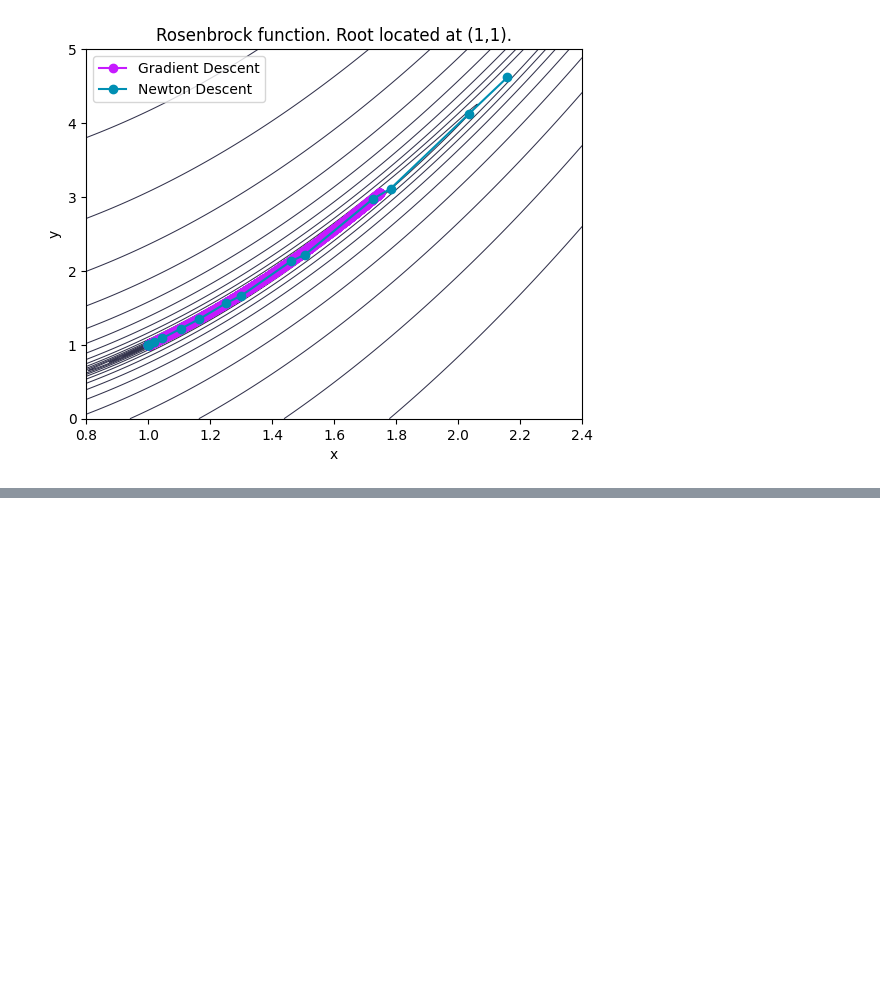
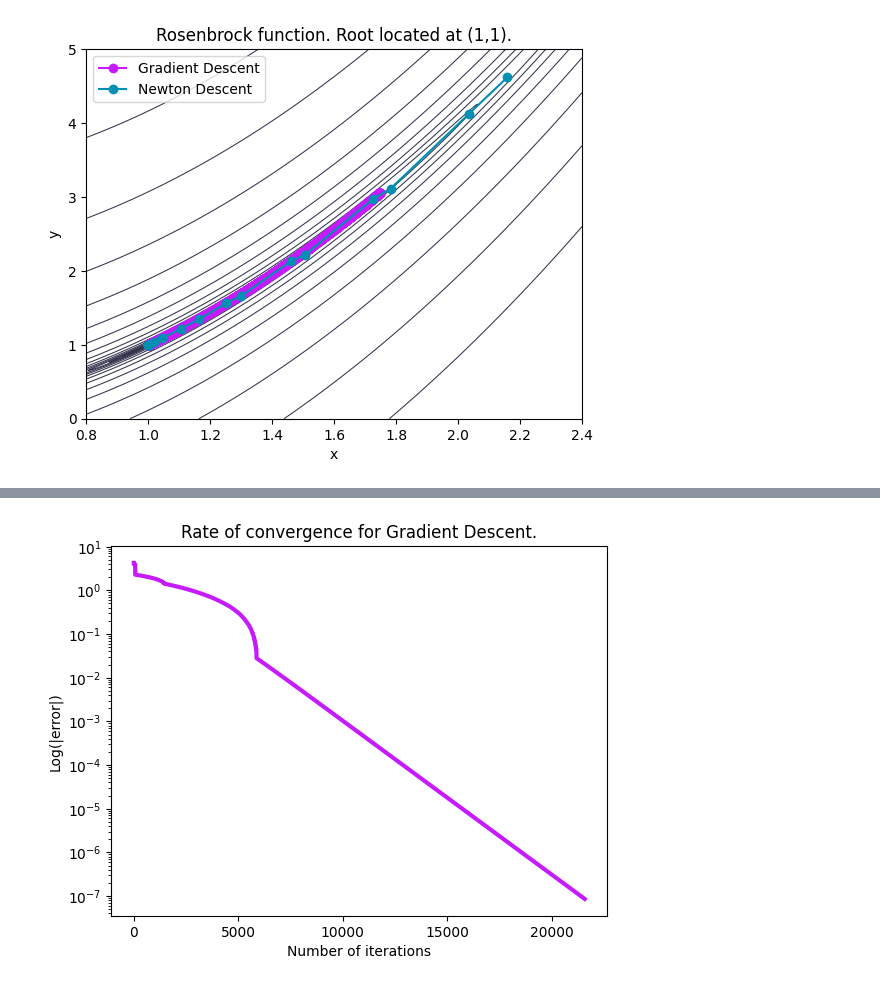
Before and after one commit to cmaddry/APPM-4600, a Jupyter notebook: Final Project/Code/finalProject.ipynb, the cells around one changed output, grey strips where cells are left out. Saved outputs shown, nothing was run; the diff lists cells and outputs as text; code cells hidden in the pictures; blank space fills up the shorter version.

```diff
--- a/Final Project/Code/finalProject.ipynb
+++ b/Final Project/Code/finalProject.ipynb
@@ -372,3 +372,98 @@ Root: [1. 1.]
 [figure]
 [figure]
 [figure]
+# %%
+# Initial conditions and other parameters
+x0 = [4, 4]; tol = 1e-10; Nmax = 100000
+
+# Finds the roots with Gradient Descent and then returns and prints the output
+root, error, iterations, GDSteps = GradientDescent(x0, Rosenbrock, RosenbrockJ, tol, Nmax)
+print("Root:", root, "\n\t Number of iterations:", iterations)
+
+# Finds the roots with Newton Descent and then returns and prints the output
+root, error, iterations, NDSteps = LazyNewtonDescent(x0, Rosenbrock, RosenbrockJ, RosenbrockH, tol, Nmax)
+print("Root:", root, "\n\t Number of iterations:", iterations)
+
+# Converts the lists into numpy arrays for plotting
+GDSteps = np.array(GDSteps)
+NDSteps = np.array(NDSteps)
+
+# Choice of the true value of the root
+x_root = 1; y_root = 1
+
+# Calculation of the error for each of the axes
+GD_error = np.array([abs(x_root - GDSteps[:,0]), abs(y_root - GDSteps[:,1])])
+ND_error = np.array([abs(x_root - NDSteps[:,0]), abs(y_root - NDSteps[:,1])])
+
+# Calculates the norm distance for each of the iterations
+GD_error = np.sum(np.abs(GD_error)**2,axis=0)**(1./2)
+ND_error = np.sum(np.abs(ND_error)**2,axis=0)**(1./2)
+
+# Log plot of the error for Gradient Descent
+plt.semilogy(GD_error,
+             color="#c61aff",
+             linewidth=3)
+plt.xlabel("Number of iterations"); plt.ylabel("Log(|error|)"); plt.title("Rate of convergence for Gradient Descent.")
+plt.show()
+
+# Log plot of the error for Gradient Descent
+plt.semilogy(ND_error,
+             color="#008fb3",
+             linewidth=3)
+plt.xlabel("Number of iterations"); plt.ylabel("Log(|error|)"); plt.title("Rate of convergence for Newton Descent.")
+plt.show()
+
+# Plot of the Rosenbrock function
+plt.plot(GDSteps[:,0], GDSteps[:,1],
+            color='#c61aff',
+            marker="o",
+            zorder=1,
+            label="Gradient Descent")
+plt.plot(NDSteps[:,0], NDSteps[:,1],
+            color='#008fb3',
+            marker="o",
+            zorder=1,
+            label="Newton Descent")
+
+# Grid for plotting the function
+x = np.linspace(-3, 5, 1000)
+y = np.linspace(-1, 17, 1000)
+X, Y = np.meshgrid(x, y)
+evalPoints = [X, Y]
+
+plt.contour(X, Y, Rosenbrock(evalPoints),
+            levels=np.logspace(-5, 5, 20),
+            colors='#33334d',
+            linewidths=0.75,
+            zorder=0)
+plt.legend(); plt.title("Rosenbrock function. Root located at" + r" (1,1)."); plt.xlabel("x"); plt.ylabel("y")
+plt.show()
+
+
+# Plot of the Rosenbrock function
+plt.plot(GDSteps[300:,0], GDSteps[300:,1],
+            color='#c61aff',
+            marker="o",
+            zorder=1,
+            label="Gradient Descent")
+plt.plot(NDSteps[10:,0], NDSteps[10:,1],
+            color='#008fb3',
+            marker="o",
+            zorder=1,
+            label="Newton Descent")
+
+
+# Grid for plotting the function
+x = np.linspace(0.8, 2.4, 1000)
+y = np.linspace(0, 5, 1000)
+X, Y = np.meshgrid(x, y)
+evalPoints = [X, Y]
+
+plt.contour(X, Y, Rosenbrock(evalPoints),
+            levels=np.logspace(-4, 3, 20),
+            colors='#33334d',
+            linewidths=0.75,
+            zorder=0)
+plt.legend(); plt.title("Rosenbrock function. Root located at" + r" (1,1)."); plt.xlabel("x"); plt.ylabel("y")
+plt.show()
+# %% [output]
@@ -374,0 +474 @@ Root: [1. 1.]
+[figure, added]
```
Also changed, not shown: parts of 2 cells of this notebook, 3 other files.
